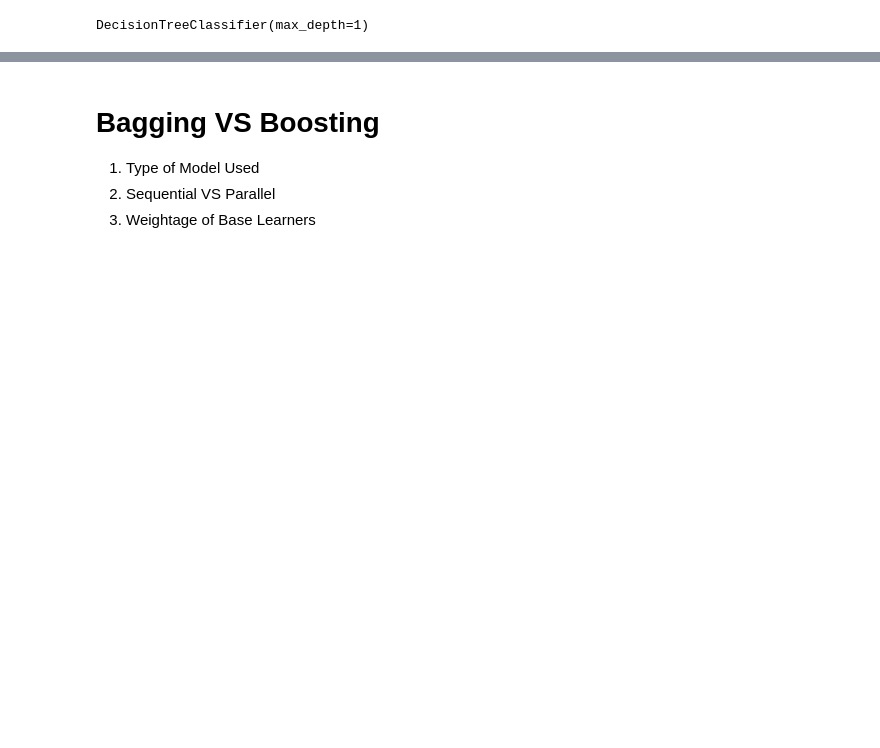
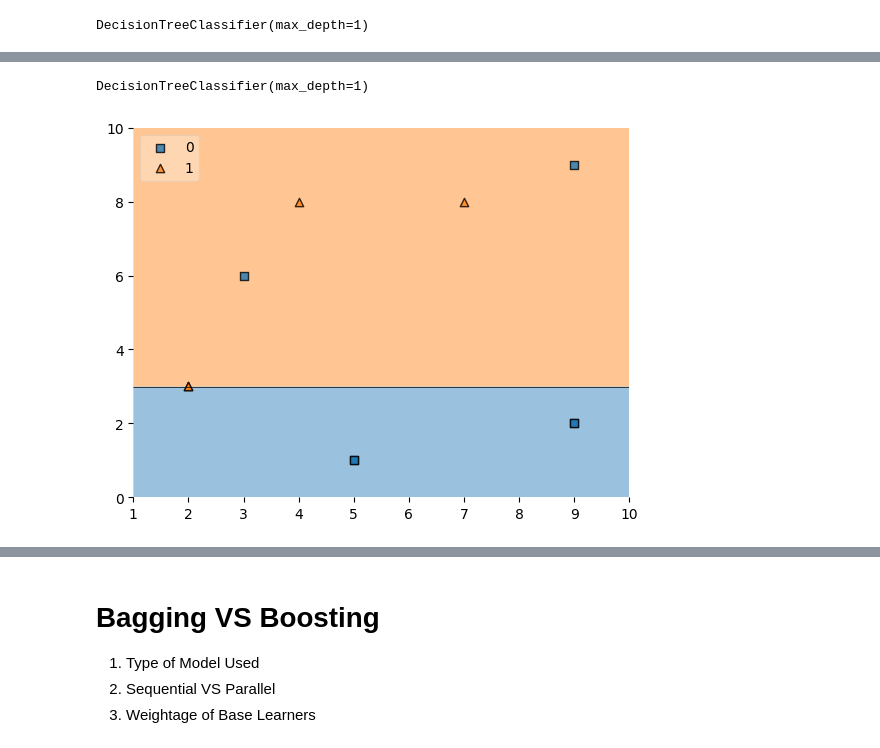
Before and after one commit to ahmedfakhar747/machine-learning-notebooks, a Jupyter notebook: 50_AdaBoost_Intuition_and_Implementation.ipynb, the cells around one changed output, grey strips where cells are left out. Cells and saved outputs as stored; diff of their text form; code cells hidden in the pictures; blank space fills up the shorter version.

```diff
--- a/50_AdaBoost_Intuition_and_Implementation.ipynb
+++ b/50_AdaBoost_Intuition_and_Implementation.ipynb
@@ -205,0 +236,12 @@ DecisionTreeClassifier(max_depth=1)
+# %%
+def update_row_weights(row,alpha=1.09):
+  if row['label'] == row['y_pred']:
+    return row['weights'] * np.exp(-alpha)
+  else:
+    return row['weights'] * np.exp(alpha)
+
+
+second_df['updated_weights'] = second_df.apply(update_row_weights,axis=1)
+
+
+second_df
@@ -205,0 +260,5 @@ DecisionTreeClassifier(max_depth=1)
+# %%
+second_df['nomalized_weights'] = second_df['updated_weights']/second_df['updated_weights'].sum()
+
+
+second_df
@@ -205,0 +281,8 @@ DecisionTreeClassifier(max_depth=1)
+# %%
+second_df['cumsum_upper'] = np.cumsum(second_df['nomalized_weights'])
+
+
+second_df['cumsum_lower'] = second_df['cumsum_upper'] - second_df['nomalized_weights']
+
+
+second_df[['X1','X2','label','weights','y_pred','nomalized_weights','cumsum_lower','cumsum_upper']]
@@ -205,0 +321,14 @@ DecisionTreeClassifier(max_depth=1)
+# %%
+dt3 = DecisionTreeClassifier(max_depth=1)
+
+X = second_df.iloc[:,0:2].values
+y = second_df.iloc[:,2].values
+
+dt3.fit(X,y)
+# %% [output]
+DecisionTreeClassifier(max_depth=1)
+# %%
+plot_decision_regions(X, y, clf=dt3, legend=2)
+plt.show()
+# %% [output]
+[figure, added]
```
Also changed, not shown: parts of 24 cells of this notebook.
